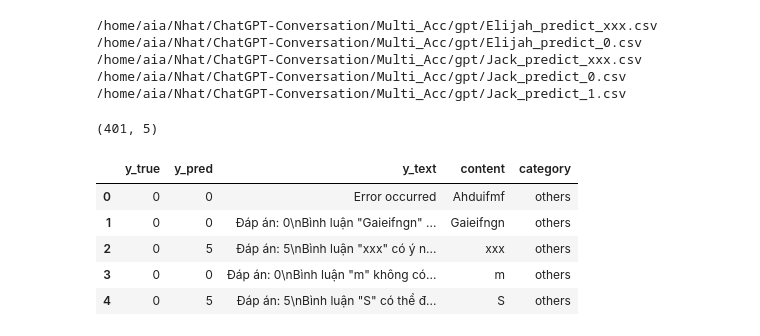
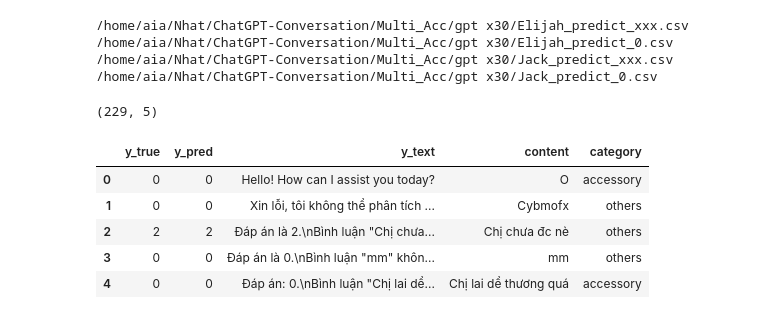
Before and after one commit to phamhuynhnhat99/ChatGPT-Conversation, a Jupyter notebook: Sales_LocalAPI res/df.ipynb, the cells around one changed output. Saved outputs shown, nothing was run; the diff lists cells and outputs as text; code cells hidden in the pictures.

```diff
--- a/Sales_LocalAPI res/df.ipynb
+++ b/Sales_LocalAPI res/df.ipynb
@@ -7,30 +7,41 @@ import matplotlib.pyplot as plt
 import seaborn as sns
 import numpy as np
 # %%
-path_ = '/home/aia/Nhat/ChatGPT-Conversation/Multi_Acc/gpt'
+path_ = '/home/aia/Nhat/ChatGPT-Conversation/Multi_Acc/gpt x30'
 onlyfiles = [os.path.join(path_, f) for f in os.listdir(path_) if
 os.path.isfile(os.path.join(path_, f))]
 for file_path in onlyfiles:
     print(file_path)
 # %% [output]
-/home/aia/Nhat/ChatGPT-Conversation/Multi_Acc/gpt/Elijah_predict_xxx.csv
-/home/aia/Nhat/ChatGPT-Conversation/Multi_Acc/gpt/Elijah_predict_0.csv
-/home/aia/Nhat/ChatGPT-Conversation/Multi_Acc/gpt/Jack_predict_xxx.csv
-/home/aia/Nhat/ChatGPT-Conversation/Multi_Acc/gpt/Jack_predict_0.csv
-/home/aia/Nhat/ChatGPT-Conversation/Multi_Acc/gpt/Jack_predict_1.csv
+/home/aia/Nhat/ChatGPT-Conversation/Multi_Acc/gpt x30/Elijah_predict_xxx.csv
+/home/aia/Nhat/ChatGPT-Conversation/Multi_Acc/gpt x30/Elijah_predict_0.csv
+/home/aia/Nhat/ChatGPT-Conversation/Multi_Acc/gpt x30/Jack_predict_xxx.csv
+/home/aia/Nhat/ChatGPT-Conversation/Multi_Acc/gpt x30/Jack_predict_0.csv
 # %%
 df = pd.DataFrame()
 for file_path in onlyfiles:
     tmp_ = pd.read_csv(file_path, dtype=str, keep_default_na=False)
     df = pd.concat([tmp_, df], axis=0)
 label_names = list(range(0, 7+1))
+df_copy = df.copy()
+
+df = df[df["y_text"] != "Error occurred"]
+selected_ind = []
+for i in range(len(df)):
+    if "Đặt hàng Mã" not in df.iloc[i]["content"]:
+        if "Đặt Hàng Mã" not in df.iloc[i]["content"]:
+            if "Đặt hàng mã" not in df.iloc[i]["content"]:
+                if "Đặt Hàng mã" not in df.iloc[i]["content"]:
+                    selected_ind.append(i)
+df = df.iloc[selected_ind]
+
 print(df.shape)
 df.head()
 # %% [output]
-(401, 5)
+(229, 5)
 |  | y_true | y_pred | y_text | content | category |
-| 0 | 0 | 0 | Error occurred | Ahduifmf | others |
-| 1 | 0 | 0 | Đáp án: 0\nBình luận "Gaieifngn" ... | Gaieifngn | others |
-| 2 | 0 | 5 | Đáp án: 5\nBình luận "xxx" có ý n... | xxx | others |
-| 3 | 0 | 0 | Đáp án: 0\nBình luận "m" không có... | m | others |
-| 4 | 0 | 5 | Đáp án: 5\nBình luận "S" có thể đ... | S | others |
+| 0 | 0 | 0 | Hello! How can I assist you today? | O | accessory |
+| 1 | 0 | 0 | Xin lỗi, tôi không thể phân tích ... | Cybmofx | others |
+| 2 | 2 | 2 | Đáp án là 2.\nBình luận "Chị chưa... | Chị chưa đc nè | others |
+| 3 | 0 | 0 | Đáp án là 0.\nBình luận "mm" khôn... | mm | others |
+| 4 | 0 | 0 | Đáp án: 0.\nBình luận "Chị lai dể... | Chị lai dể thương quá | accessory |
```
Also changed, not shown: parts of 9 cells of this notebook, 44 other files.
